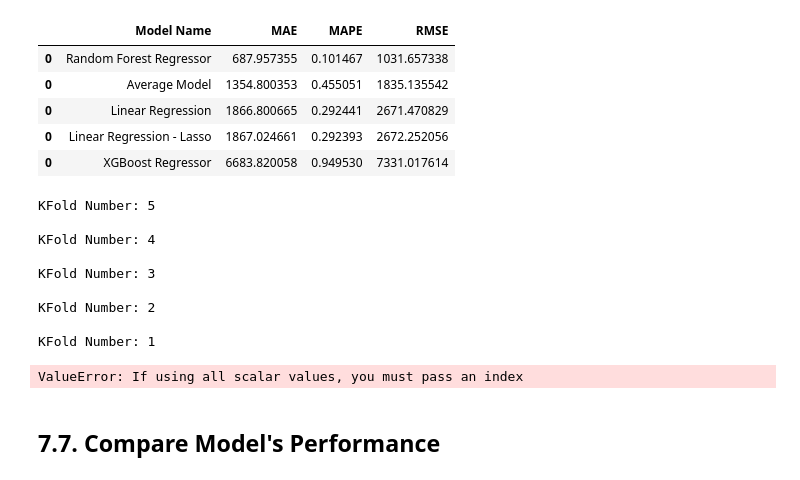
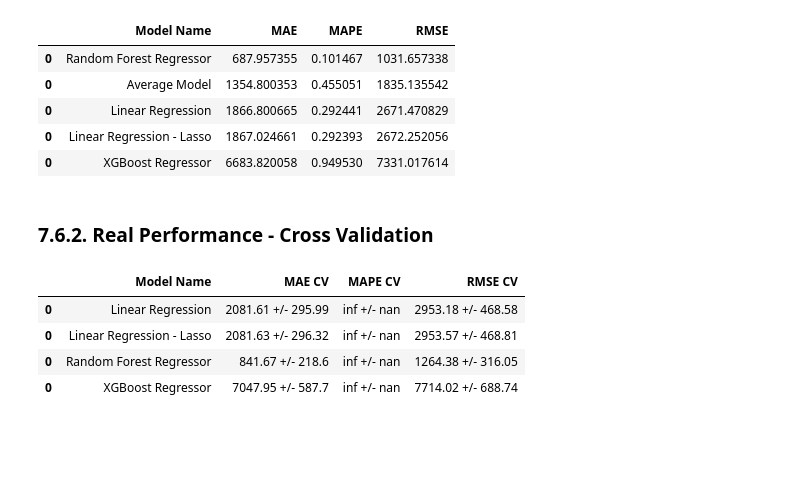
Before and after one commit to panambY/Rossmann_Store_Sale, a Jupyter notebook: rossmann_stores_sales_prediction.ipynb, the cells around one changed output. Cells and saved outputs as stored; diff of their text form; code cells hidden in the pictures; blank space fills up the shorter version.

Commit message:
end real performance comparison with cross validation

```diff
--- a/rossmann_stores_sales_prediction.ipynb
+++ b/rossmann_stores_sales_prediction.ipynb
@@ -1252,0 +1304,3 @@ lr_result
+# %%
+lr_result_cv = cross_validation( X_training, 5, 'Linear Regression', lr, verbose=False )
+lr_result_cv
@@ -1267,0 +1327,3 @@ lrr_result
+# %%
+lrr_result_cv = cross_validation( X_training, 5, 'Linear Regression - Lasso', lrr, verbose=False )
+lrr_result_cv
@@ -1282,0 +1350,3 @@ rf_result
+# %%
+rf_result_cv = cross_validation( X_training, 5, 'Random Forest Regressor', rf, verbose=True )
+rf_result_cv
@@ -1308,0 +1393,3 @@ Parameters: { colsample_bytee } might not be used.
+# %%
+xgb_result_cv = cross_validation( X_training, 5, 'XGBoost Regressor', model_xgb, verbose=True )
+xgb_result_cv
@@ -1365,13 +1429,0 @@ def cross_validation( X_training, kfold ):
-# %%
-a = cross_validation( X_training, 5 )
-# %% [output]
-KFold Number: 5
-
-KFold Number: 4
-
-KFold Number: 3
-
-KFold Number: 2
-
-KFold Number: 1
-ValueError: If using all scalar values, you must pass an index
@@ -1380,2 +1430,11 @@ a
-# %% [markdown]
-## 7.7. Compare Model's Performance
+# %% [markdown]
+### 7.6.2. Real Performance - Cross Validation
+# %%
+modelling_result_cv = pd.concat( [lr_result_cv, lrr_result_cv, rf_result_cv, xgb_result_cv] )
+modelling_result_cv
+# %% [output]
+|  | Model Name | MAE CV | MAPE CV | RMSE CV |
+| 0 | Linear Regression | 2081.61 +/- 295.99 | inf +/- nan | 2953.18 +/- 468.58 |
+| 0 | Linear Regression - Lasso | 2081.63 +/- 296.32 | inf +/- nan | 2953.57 +/- 468.81 |
+| 0 | Random Forest Regressor | 841.67 +/- 218.6 | inf +/- nan | 1264.38 +/- 316.05 |
+| 0 | XGBoost Regressor | 7047.95 +/- 587.7 | inf +/- nan | 7714.02 +/- 688.74 |
```
Also changed, not shown: parts of 19 cells of this notebook.
